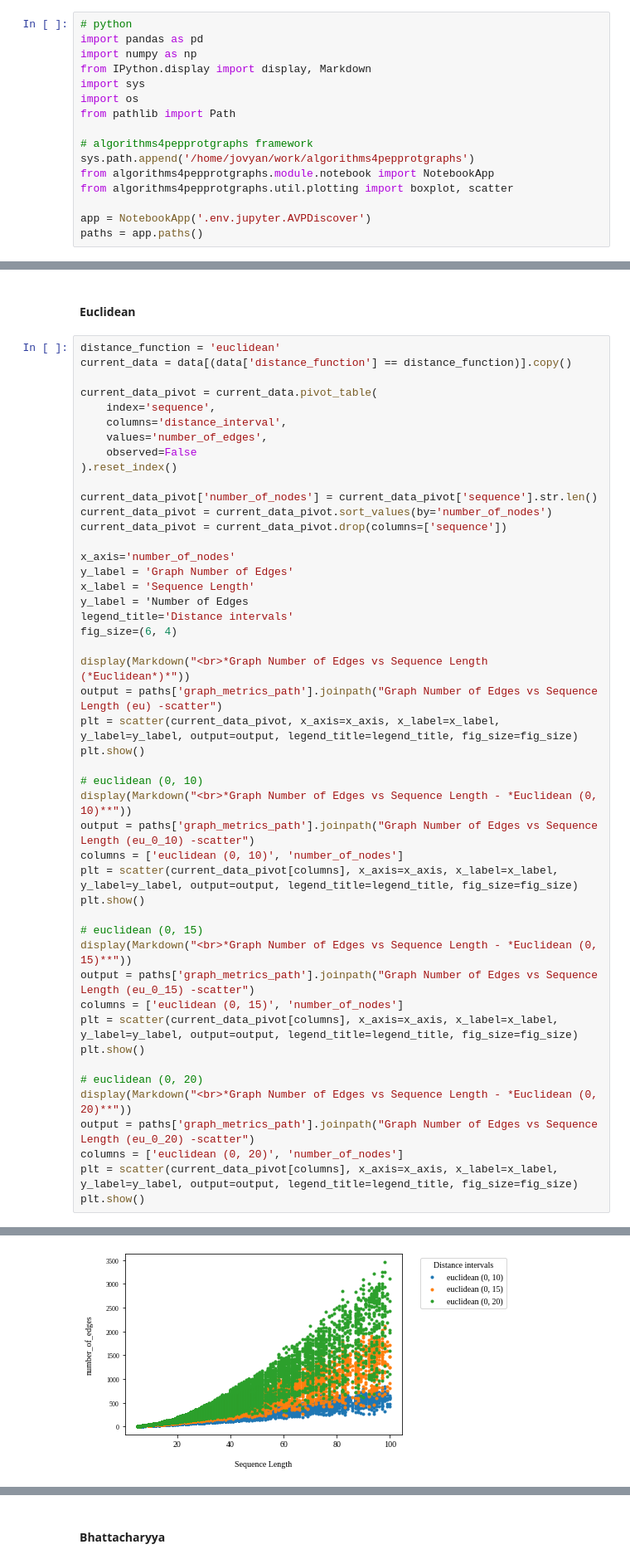
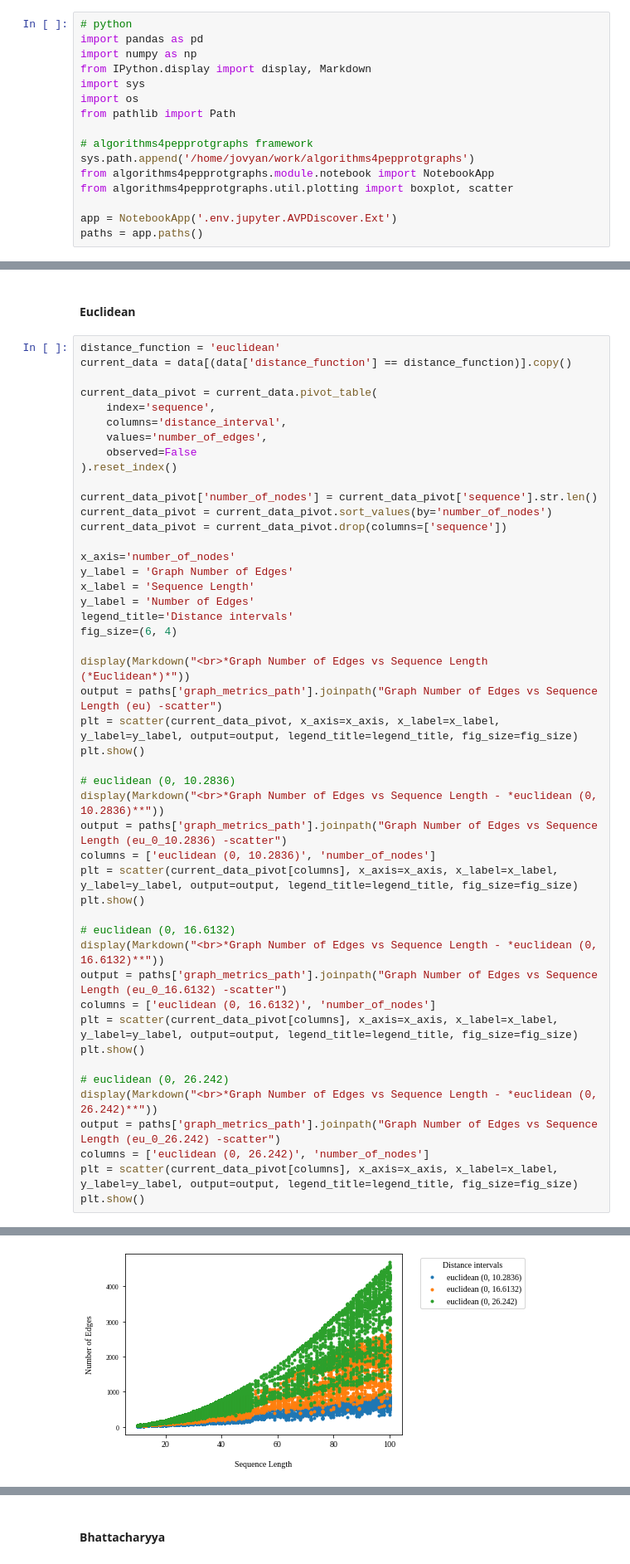
Before and after one commit to cicese-biocom/PepProtGraphAnalyzer, a Jupyter notebook: notebook/Graph Metrics (Number of Edges).ipynb, the cells around one changed output, grey strips where cells are left out. Shown at 83% size. Drawn from its saved outputs; the diff is of its cells as text.

Commit message:
feat(notebook): Update notebook

```diff
--- a/notebook/Graph Metrics (Number of Edges).ipynb
+++ b/notebook/Graph Metrics (Number of Edges).ipynb
@@ -16,6 +16,6 @@ sys.path.append('/home/jovyan/work/algorithms4pepprotgraphs')
 from algorithms4pepprotgraphs.module.notebook import NotebookApp
 from algorithms4pepprotgraphs.util.plotting import boxplot, scatter
 
-app = NotebookApp('.env.jupyter.AVPDiscover')
+app = NotebookApp('.env.jupyter.AVPDiscover.Ext')
 paths = app.paths()
 # %% [output]
@@ -371,44 +507,44 @@ current_data_pivot = current_data.pivot_table(
     columns='distance_interval',
     values='number_of_edges',
     observed=False
 ).reset_index()
 
 current_data_pivot['number_of_nodes'] = current_data_pivot['sequence'].str.len()
 current_data_pivot = current_data_pivot.sort_values(by='number_of_nodes')
 current_data_pivot = current_data_pivot.drop(columns=['sequence'])
 
 x_axis='number_of_nodes'
 y_label = 'Graph Number of Edges'
 x_label = 'Sequence Length'
-y_label = 'Number of Edges
+y_label = 'Number of Edges'
 legend_title='Distance intervals'
 fig_size=(6, 4)
 
 display(Markdown("<br>*Graph Number of Edges vs Sequence Length (*Euclidean*)*"))
 output = paths['graph_metrics_path'].joinpath("Graph Number of Edges vs Sequence Length (eu) -scatter")
 plt = scatter(current_data_pivot, x_axis=x_axis, x_label=x_label, y_label=y_label, output=output, legend_title=legend_title, fig_size=fig_size)
 plt.show()
 
-# euclidean (0, 10)
-display(Markdown("<br>*Graph Number of Edges vs Sequence Length - *Euclidean (0, 10)**"))
-output = paths['graph_metrics_path'].joinpath("Graph Number of Edges vs Sequence Length (eu_0_10) -scatter")
-columns = ['euclidean (0, 10)', 'number_of_nodes']
+# euclidean (0, 10.2836)
+display(Markdown("<br>*Graph Number of Edges vs Sequence Length - *euclidean (0, 10.2836)**"))
+output = paths['graph_metrics_path'].joinpath("Graph Number of Edges vs Sequence Length (eu_0_10.2836) -scatter")
+columns = ['euclidean (0, 10.2836)', 'number_of_nodes']
 plt = scatter(current_data_pivot[columns], x_axis=x_axis, x_label=x_label, y_label=y_label, output=output, legend_title=legend_title, fig_size=fig_size)
 plt.show()
 
-# euclidean (0, 15)
-display(Markdown("<br>*Graph Number of Edges vs Sequence Length - *Euclidean (0, 15)**"))
-output = paths['graph_metrics_path'].joinpath("Graph Number of Edges vs Sequence Length (eu_0_15) -scatter")
-columns = ['euclidean (0, 15)', 'number_of_nodes']
+# euclidean (0, 16.6132)
+display(Markdown("<br>*Graph Number of Edges vs Sequence Length - *euclidean (0, 16.6132)**"))
+output = paths['graph_metrics_path'].joinpath("Graph Number of Edges vs Sequence Length (eu_0_16.6132) -scatter")
+columns = ['euclidean (0, 16.6132)', 'number_of_nodes']
 plt = scatter(current_data_pivot[columns], x_axis=x_axis, x_label=x_label, y_label=y_label, output=output, legend_title=legend_title, fig_size=fig_size)
 plt.show()
 
-# euclidean (0, 20)
-display(Markdown("<br>*Graph Number of Edges vs Sequence Length - *Euclidean (0, 20)**"))
-output = paths['graph_metrics_path'].joinpath("Graph Number of Edges vs Sequence Length (eu_0_20) -scatter")
-columns = ['euclidean (0, 20)', 'number_of_nodes']
+# euclidean (0, 26.242)
+display(Markdown("<br>*Graph Number of Edges vs Sequence Length - *euclidean (0, 26.242)**"))
+output = paths['graph_metrics_path'].joinpath("Graph Number of Edges vs Sequence Length (eu_0_26.242) -scatter")
+columns = ['euclidean (0, 26.242)', 'number_of_nodes']
 plt = scatter(current_data_pivot[columns], x_axis=x_axis, x_label=x_label, y_label=y_label, output=output, legend_title=legend_title, fig_size=fig_size)
 plt.show()
 # %% [output]
 <br>*Graph Number of Edges vs Sequence Length (*Euclidean*)*
-[figure, old version]
+[figure, new version]
```
Also changed, not shown: parts of 21 cells of this notebook, 8 other files.
